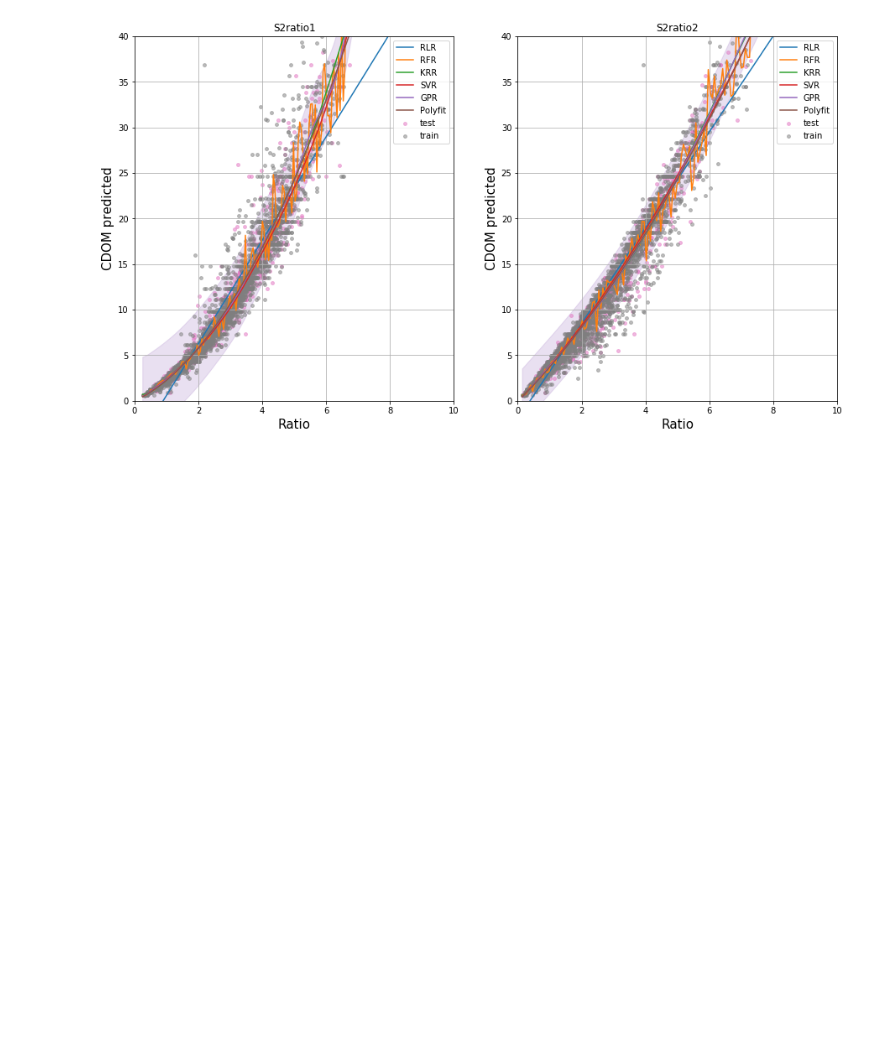
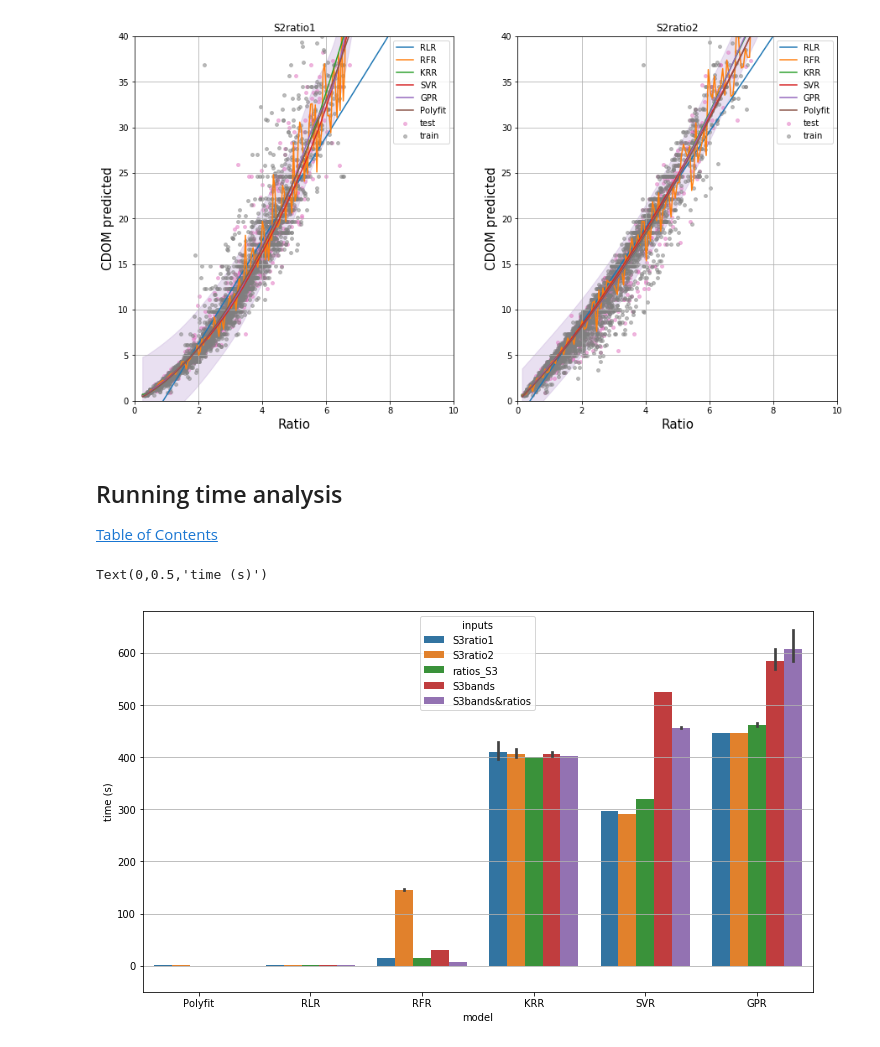
Before and after one commit to IPL-UV/mlregocean, a Jupyter notebook: results_ml.ipynb, the cells around one changed output. Cells and saved outputs as stored; diff of their text form; code cells hidden in the pictures; blank space fills up the shorter version.

Commit message:
added C2X time analysis

```diff
--- a/results_ml.ipynb
+++ b/results_ml.ipynb
@@ -230,3 +231,23 @@ for ratio,ax in zip(["S2ratio1","S2ratio2"],axs):
     ax.legend()
 # %% [output]
 [figure]
+# %% [markdown]
+## Running time analysis
+[Table of Contents](#Table-of-Contents)
+# %%
+import pandas as pd
+datos = pd.read_json("times_C2X_all.json")
+datos_largo = pd.melt(datos)
+datos_largo["model"] = datos_largo["variable"].apply(lambda x: x[:3] if not x.startswith("Pol") else x[:7])
+datos_largo["inputs"] = datos_largo["variable"].apply(lambda x: x[4:] if not x.startswith("Pol") else x[8:])
+# %%
+plt.figure(figsize=(12,7))
+plt.grid(axis="y")
+sns.barplot(hue="inputs",x="model", y="value",data=datos_largo,
+            order=["Polyfit","RLR","RFR","KRR","SVR","GPR"],
+            hue_order=["S3ratio1","S3ratio2","ratios_S3","S3bands","S3bands&ratios"])
+plt.ylim(-50,680)
+plt.ylabel("time (s)")
+# %% [output]
+Text(0,0.5,'time (s)')
+[figure, added]
```
Also changed, not shown: parts of 1 cell of this notebook, 1 other file.
